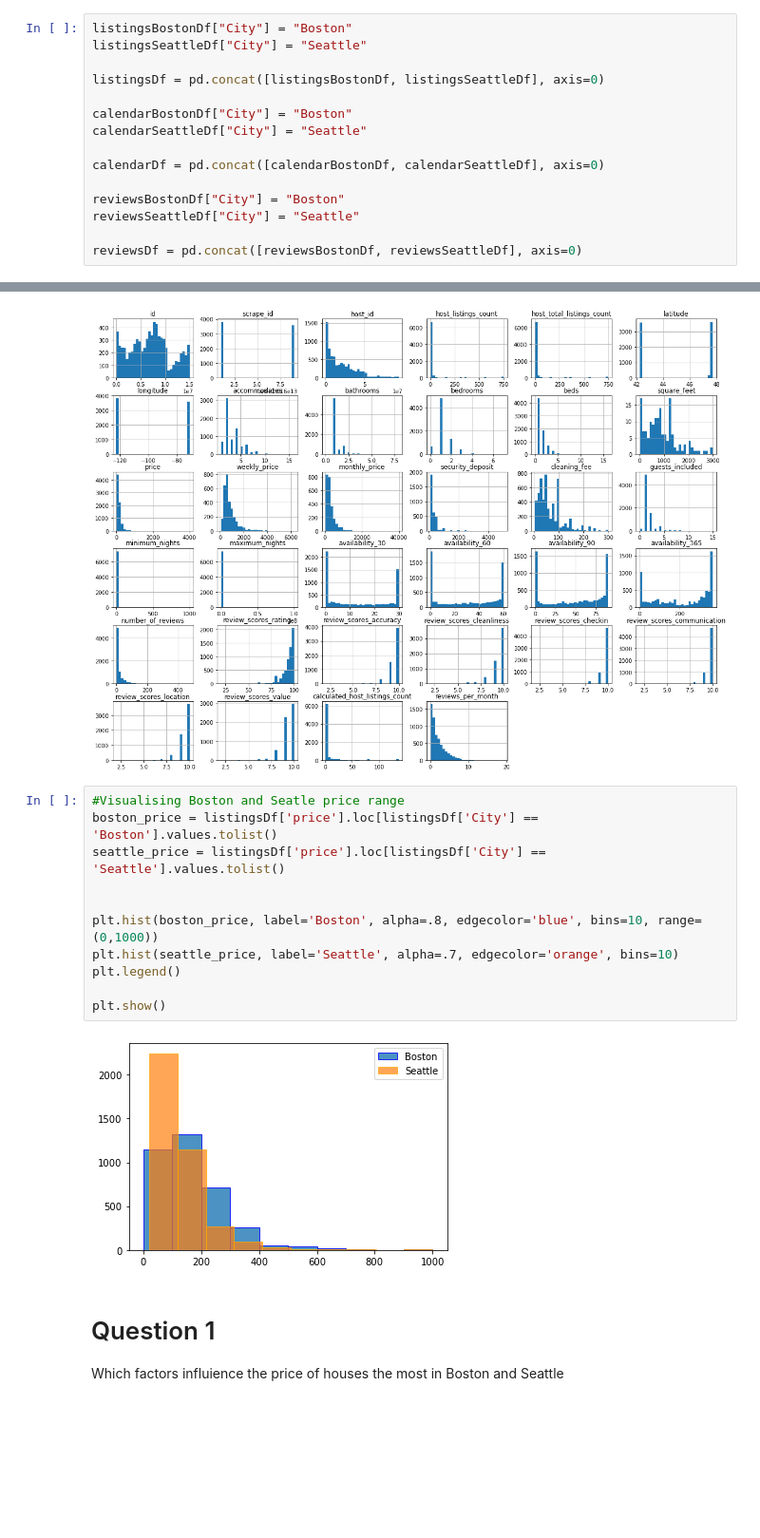
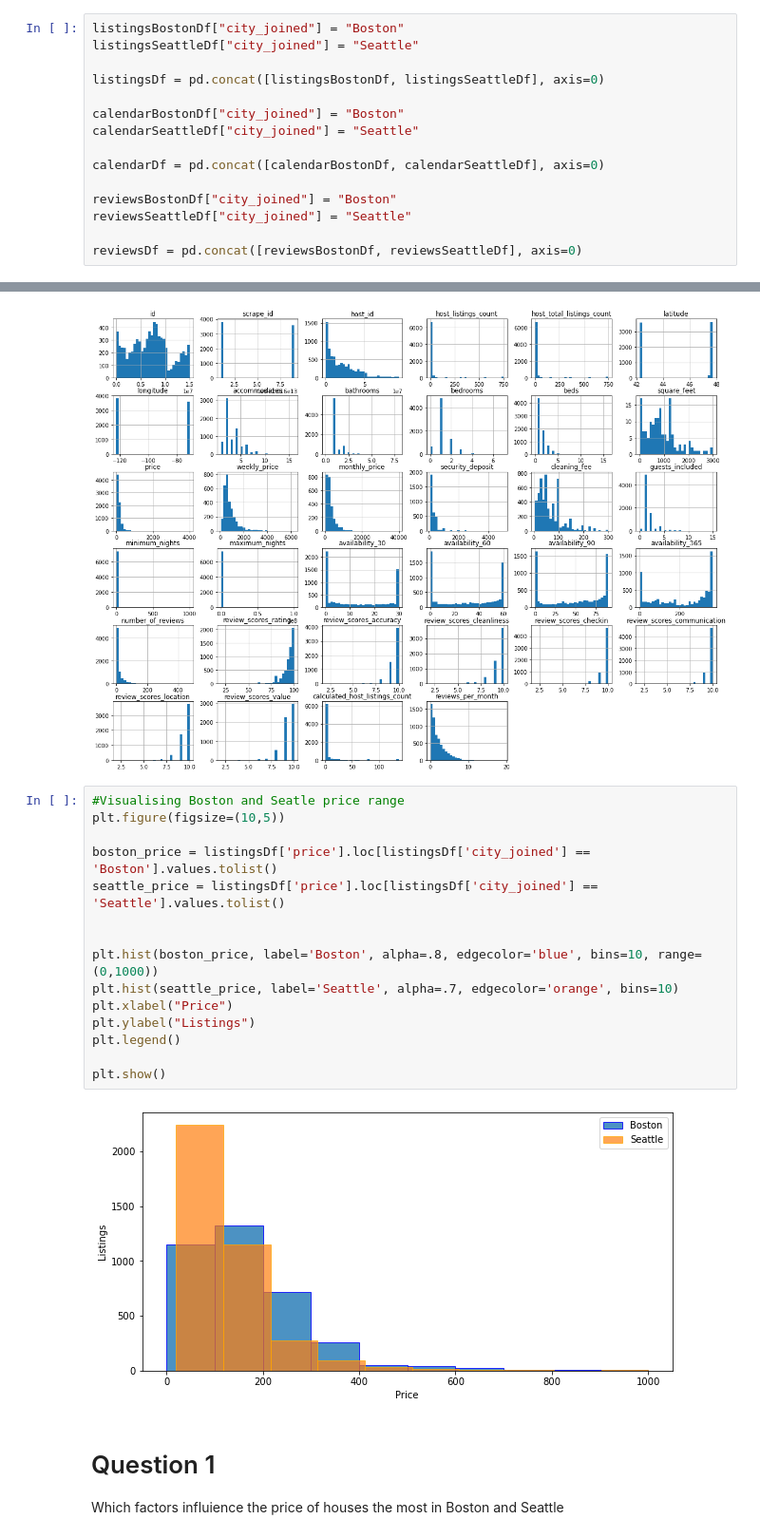
Before and after one commit to PWolf96/AirBnB--Boston, a Jupyter notebook: AirBnB - Boston and Seattle.ipynb, the cells around one changed output, grey strips where cells are left out. Shown at 95% size. Drawn from its saved outputs; the diff is of its cells as text; blank space fills up the shorter version.

```diff
--- a/AirBnB - Boston and Seattle.ipynb
+++ b/AirBnB - Boston and Seattle.ipynb
@@ -33,18 +36,18 @@ Shape of reviews Seattle (84849, 6)
 # %% [markdown]
 Join the datasets
 # %%
-listingsBostonDf["City"] = "Boston"
-listingsSeattleDf["City"] = "Seattle"
+listingsBostonDf["city_joined"] = "Boston"
+listingsSeattleDf["city_joined"] = "Seattle"
 
 listingsDf = pd.concat([listingsBostonDf, listingsSeattleDf], axis=0)
 
-calendarBostonDf["City"] = "Boston"
-calendarSeattleDf["City"] = "Seattle"
+calendarBostonDf["city_joined"] = "Boston"
+calendarSeattleDf["city_joined"] = "Seattle"
 
 calendarDf = pd.concat([calendarBostonDf, calendarSeattleDf], axis=0)
 
-reviewsBostonDf["City"] = "Boston"
-reviewsSeattleDf["City"] = "Seattle"
+reviewsBostonDf["city_joined"] = "Boston"
+reviewsSeattleDf["city_joined"] = "Seattle"
 
 reviewsDf = pd.concat([reviewsBostonDf, reviewsSeattleDf], axis=0)
 # %%
@@ -160,17 +163,21 @@ listingsDf.hist(figsize=[20,15], bins=30);
 [figure]
 # %%
 #Visualising Boston and Seatle price range
-boston_price = listingsDf['price'].loc[listingsDf['City'] == 'Boston'].values.tolist()
-seattle_price = listingsDf['price'].loc[listingsDf['City'] == 'Seattle'].values.tolist()
+plt.figure(figsize=(10,5))
+
+boston_price = listingsDf['price'].loc[listingsDf['city_joined'] == 'Boston'].values.tolist()
+seattle_price = listingsDf['price'].loc[listingsDf['city_joined'] == 'Seattle'].values.tolist()
 
 
 plt.hist(boston_price, label='Boston', alpha=.8, edgecolor='blue', bins=10, range=(0,1000))
 plt.hist(seattle_price, label='Seattle', alpha=.7, edgecolor='orange', bins=10)
+plt.xlabel("Price")
+plt.ylabel("Listings")
 plt.legend()
 
 plt.show()
 # %% [output]
-[figure, old version]
+[figure, new version]
 # %% [markdown]
 # Question 1
 Which factors influience the price of houses the most in Boston and Seattle
```
Also changed, not shown: parts of 32 cells of this notebook, 1 other file.
